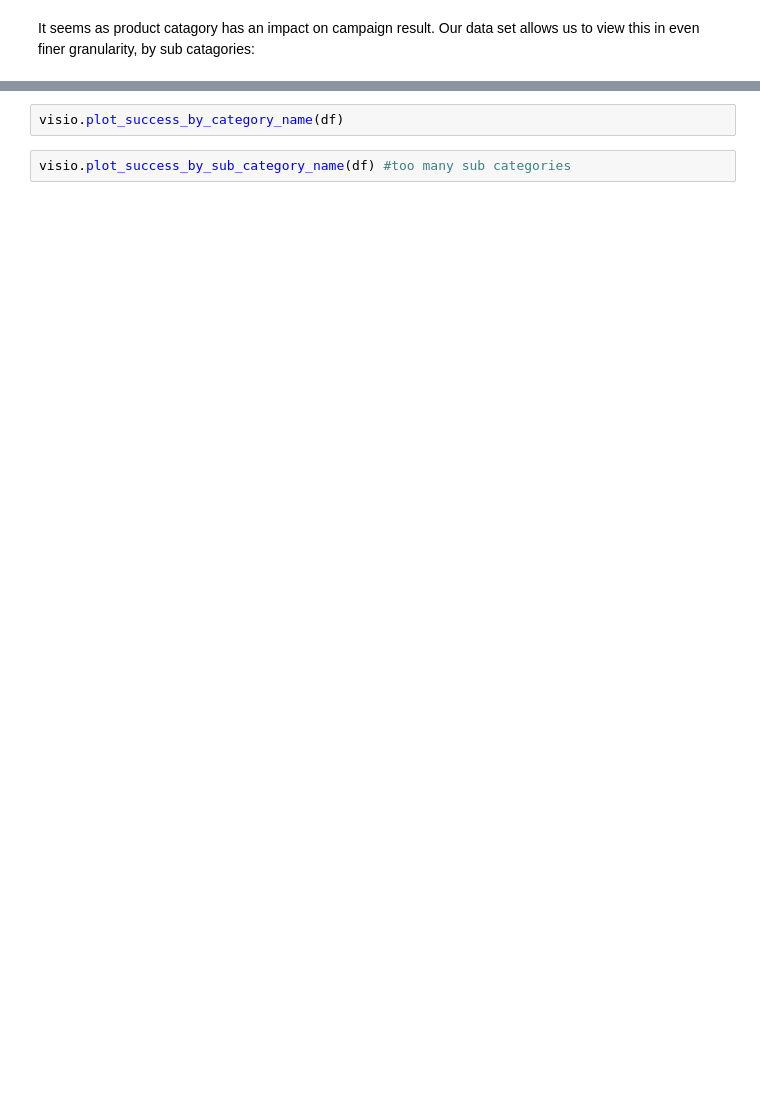
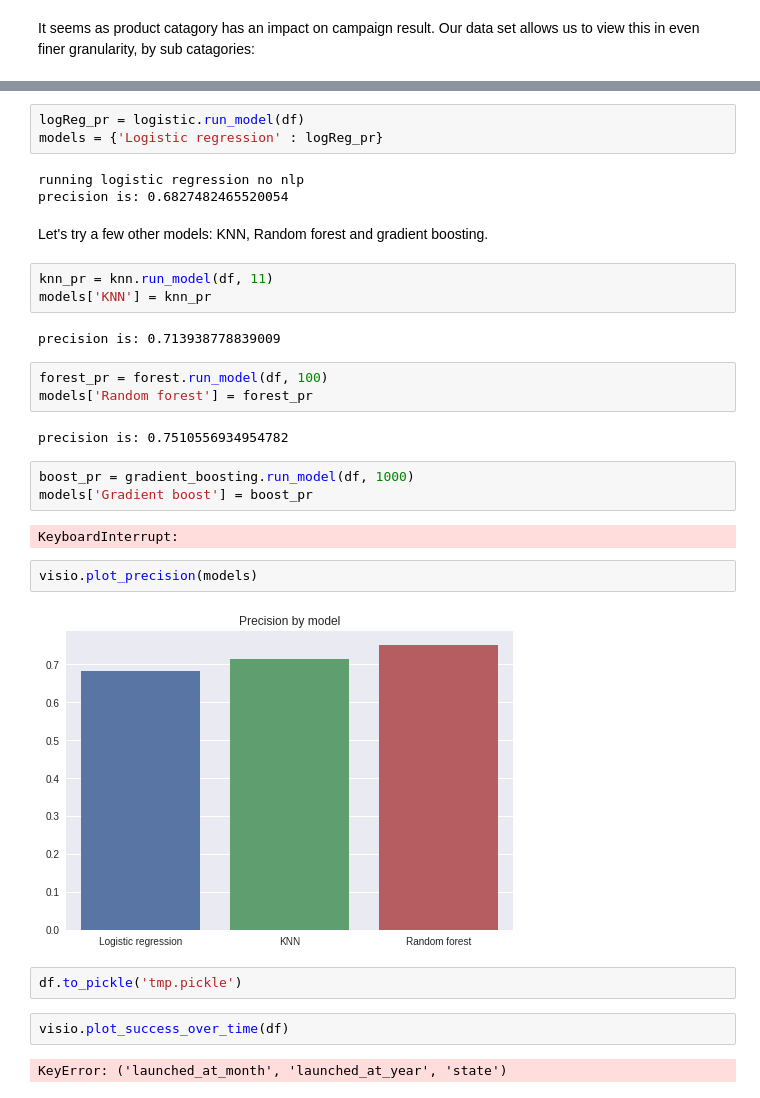
Before and after one commit to EdanZwick/Kickstarter, a Jupyter notebook: kickstarter_proj.ipynb, the cells around one changed output, grey strips where cells are left out. Cells and saved outputs as stored; diff of their text form; blank space fills up the shorter version.

```diff
--- a/kickstarter_proj.ipynb
+++ b/kickstarter_proj.ipynb
@@ -153,4 +240,33 @@ cent.plot.scatter(x='goal',y='pledged')
+# %%
+logReg_pr = logistic.run_model(df)
+models = {'Logistic regression' : logReg_pr}
+# %% [output]
+running logistic regression no nlp
+precision is: 0.6827482465520054
+# %% [markdown]
+Let's try a few other models: KNN, Random forest and gradient boosting.
+# %%
+knn_pr = knn.run_model(df, 11)
+models['KNN'] = knn_pr
+# %% [output]
+precision is: 0.713938778839009
+# %%
+forest_pr = forest.run_model(df, 100)
+models['Random forest'] = forest_pr
+# %% [output]
+precision is: 0.7510556934954782
+# %%
+boost_pr = gradient_boosting.run_model(df, 1000)
+models['Gradient boost'] = boost_pr
+# %% [output]
+KeyboardInterrupt:
+# %%
+visio.plot_precision(models)
+# %% [output]
+[figure, added]
+# %%
+df.to_pickle('tmp.pickle')
 # %%
-visio.plot_success_by_category_name(df)
+visio.plot_success_over_time(df)
+# %% [output]
+KeyError: ('launched_at_month', 'launched_at_year', 'state')
-# %%
-visio.plot_success_by_sub_category_name(df) #too many sub categories
```
Also changed, not shown: parts of 23 cells of this notebook, 6 other files.
